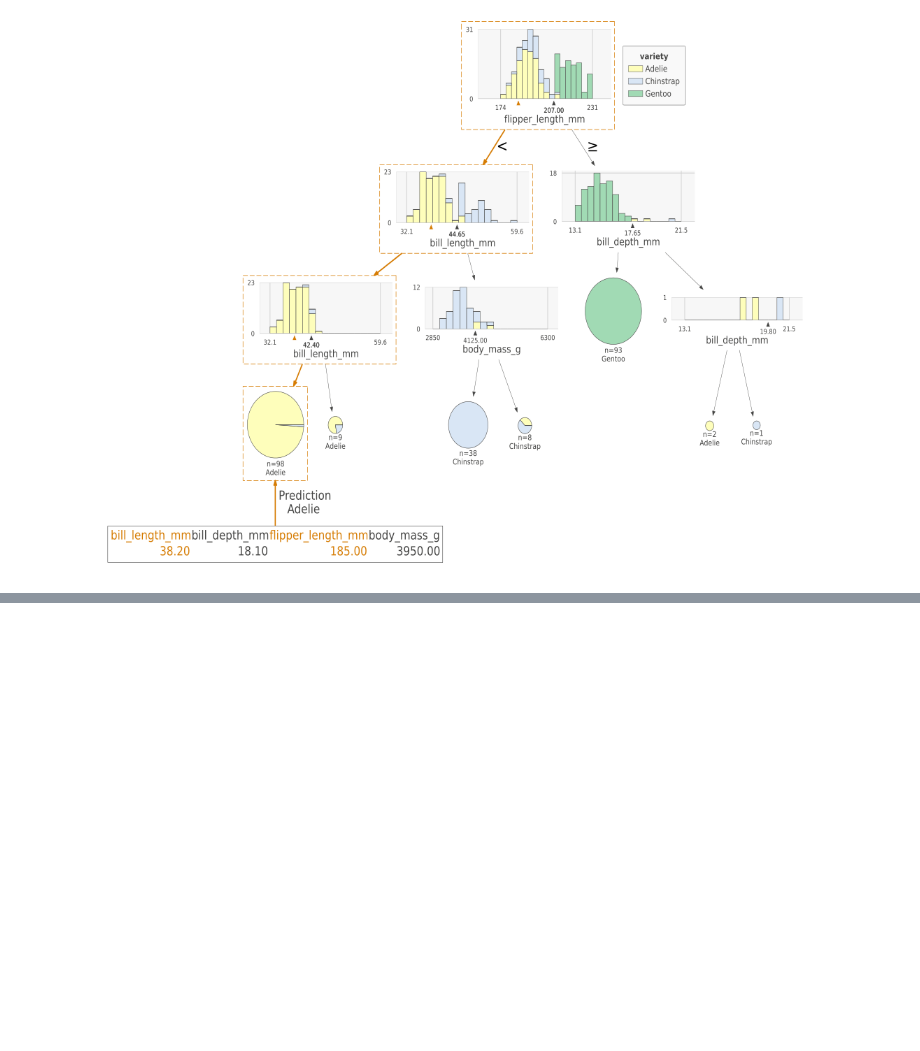
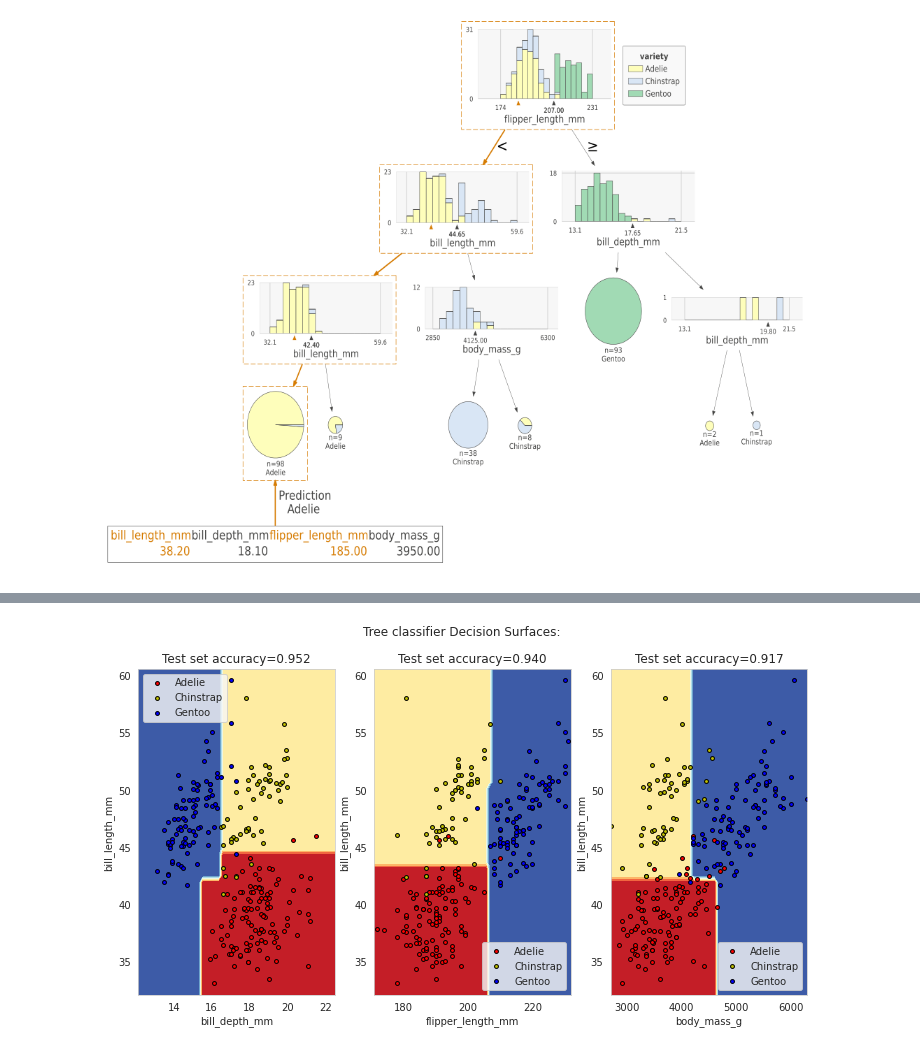
Before and after one commit to topiko/MLcourseMaterial, a Jupyter notebook: TreeClassifers/TreesBasedClassifires.ipynb, the cells around one changed output, grey strips where cells are left out. Cells and saved outputs as stored; diff of their text form; code cells hidden in the pictures; blank space fills up the shorter version.

Commit message:
Decision surfaces plotted. Learning goals. RF classifier introduced.

```diff
--- a/TreeClassifers/TreesBasedClassifires.ipynb
+++ b/TreeClassifers/TreesBasedClassifires.ipynb
@@ -172,6 +193,5 @@ Equipped with above Eq. one only needs to find a split that maximizes the *mutua
 # %%
 from sklearn.ensemble import RandomForestClassifier
 
-rf = RandomForestClassifier()
-
-rf.fit(X_train, y_train)
+# Create and fit the RF classifier:
+rf = RandomForestClassifier(n_estimators=5, max_depth=8).fit(X_train, y_train)
@@ -239,0 +200,80 @@ Automatically created module for IPython interactive environment
+# %%
+from sklearn.preprocessing import LabelEncoder
+from sklearn.metrics import accuracy_score
+
+def plot_decision_surfaces(clf, X_train, y_train, X_test, y_test, ax=None):
+    """
+    Plot the decision surfaces of given classifier when only
+    2-features are present.
+    Args:
+        clf: classifier for which the surfaces are plotted:
+        X_train: training data shape (N, 2).
+        y_train: training data labels.
+        X_test: test data shape (M, 2).
+        y_test: test data labels.
+        ax: axes to which plot, if None - create figure
+    Return:
+        ax: the axes with decision surfaces plotted.
+    """
+
+    if ax is None:
+        _, ax = plt.subplots()
+
+    if isinstance(X_train, pd.DataFrame):
+        xlabel, ylabel = X_train.columns
+        X_train = X_train.values
+        X_test = X_test.values
+
+    le = LabelEncoder()
+    y_train = le.fit_transform(y_train)
+
+    clf.fit(X_train, y_train)
+
+    # Create a meshgrids of x and y values
+    x_min, x_max = X_train[:, 0].min() - 1, X_train[:, 0].max() + 1
+    y_min, y_max = X_train[:, 1].min() - 1, X_train[:, 1].max() + 1
+    xx, yy = np.meshgrid(np.linspace(x_min, x_max, 50),
+                         np.linspace(y_min, y_max, 50))
+
+    Z = clf.predict(np.vstack((xx.ravel(), yy.ravel())).T)
+    Z = Z.reshape(xx.shape)
+
+    cs = ax.contourf(xx, yy, Z, cmap=plt.cm.RdYlBu)
+
+    # Plot the training points
+    for i, color in enumerate('ryb'):
+        mask = y_train == i
+        ax.scatter(X_train[mask, 0], X_train[mask, 1],
+                    c=color, label=le.inverse_transform([i])[0],
+                    cmap=plt.cm.RdYlBu, edgecolor='black', s=15)
+
+    ax.set_xlabel(xlabel)
+    ax.set_ylabel(ylabel)
+
+    # Extract the clf score in the test set: (remember to transform the test set labels since the classifier was trained with tranformed rtain set ealier.
+    metric_value = accuracy_score(le.transform(y_test), clf.predict(X_test))
+    ax.set_title('Test set {}={:.3f}'.format('accuracy', metric_value))
+    ax.legend()
+
+    return ax
+
+def decision_surfaces_row(clf, feature_pairs_list, axrow):
+    for features, ax in zip(feature_pair_list, axrow):
+        plot_decision_surfaces(clf, X_train.loc[:, features], y_train, X_test.loc[:, features], y_test, ax=ax)
+
+
+feature_pair_list = [['bill_depth_mm', 'bill_length_mm'],
+                     ['flipper_length_mm', 'bill_length_mm'],
+                     ['body_mass_g', 'bill_length_mm']]
+
+# PLot for TREE:
+fig, axrow = plt.subplots(1,3)
+decision_surfaces_row(tree_clf, feature_pair_list, axrow)
+fig.suptitle('Tree classifier Decision Surfaces:')
+
+# PLot for RF:
+fig, axrow = plt.subplots(1,3)
+decision_surfaces_row(rf, feature_pair_list, axrow)
+_ = fig.suptitle('Random Forest Decision Surfaces:')
+# %% [output]
+[figure, added]
```
Also changed, not shown: parts of 17 cells of this notebook.
